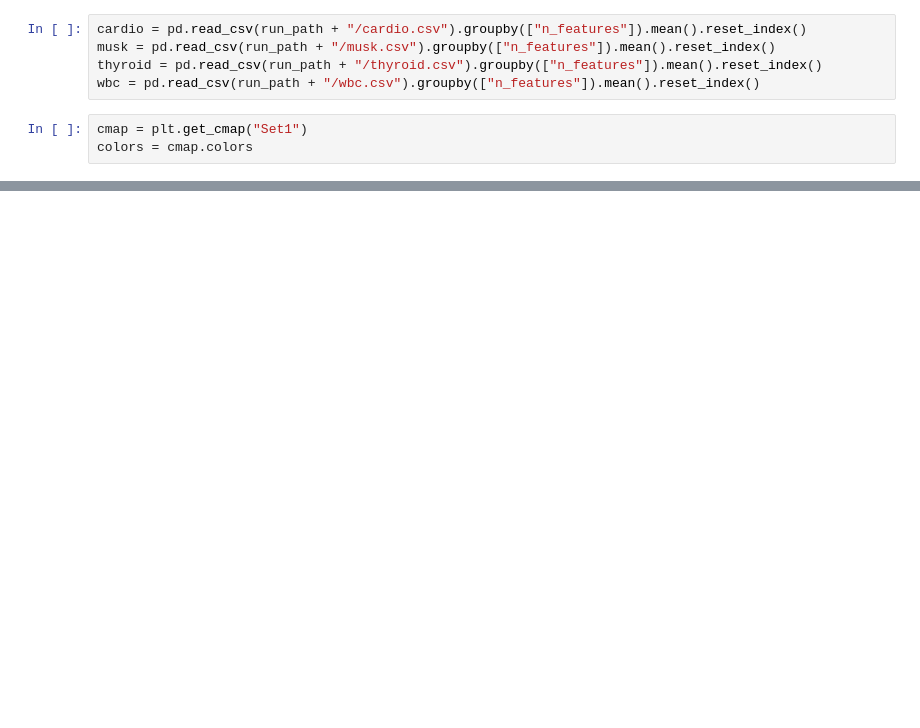
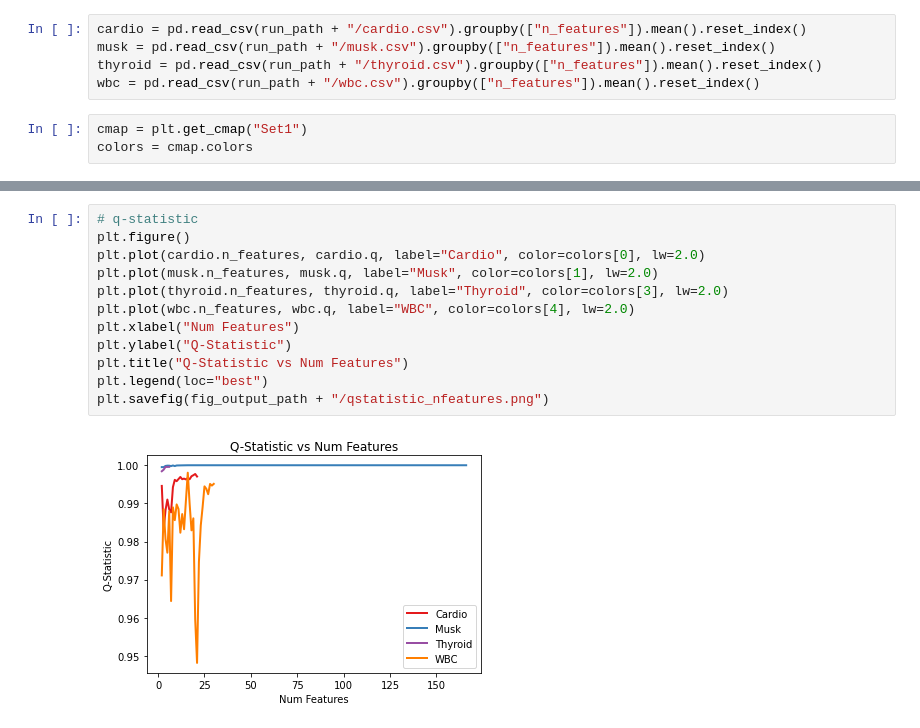
Before and after one commit to PeterVanNostrand/FACET, a Jupyter notebook: figures/vary-dim/vary_dim.ipynb, the cells around one changed output, grey strips where cells are left out. Drawn from its saved outputs; the diff is of its cells as text; blank space fills up the shorter version.

```diff
--- a/figures/vary-dim/vary_dim.ipynb
+++ b/figures/vary-dim/vary_dim.ipynb
@@ -146,0 +147,14 @@ plt.savefig(fig_output_path + "/depth_nfeatures.png")
+# %%
+# q-statistic
+plt.figure()
+plt.plot(cardio.n_features, cardio.q, label="Cardio", color=colors[0], lw=2.0)
+plt.plot(musk.n_features, musk.q, label="Musk", color=colors[1], lw=2.0)
+plt.plot(thyroid.n_features, thyroid.q, label="Thyroid", color=colors[3], lw=2.0)
+plt.plot(wbc.n_features, wbc.q, label="WBC", color=colors[4], lw=2.0)
+plt.xlabel("Num Features")
+plt.ylabel("Q-Statistic")
+plt.title("Q-Statistic vs Num Features")
+plt.legend(loc="best")
+plt.savefig(fig_output_path + "/qstatistic_nfeatures.png")
+# %% [output]
+[figure, added]
```
Also changed, not shown: parts of 8 cells of this notebook, 15 other files.
